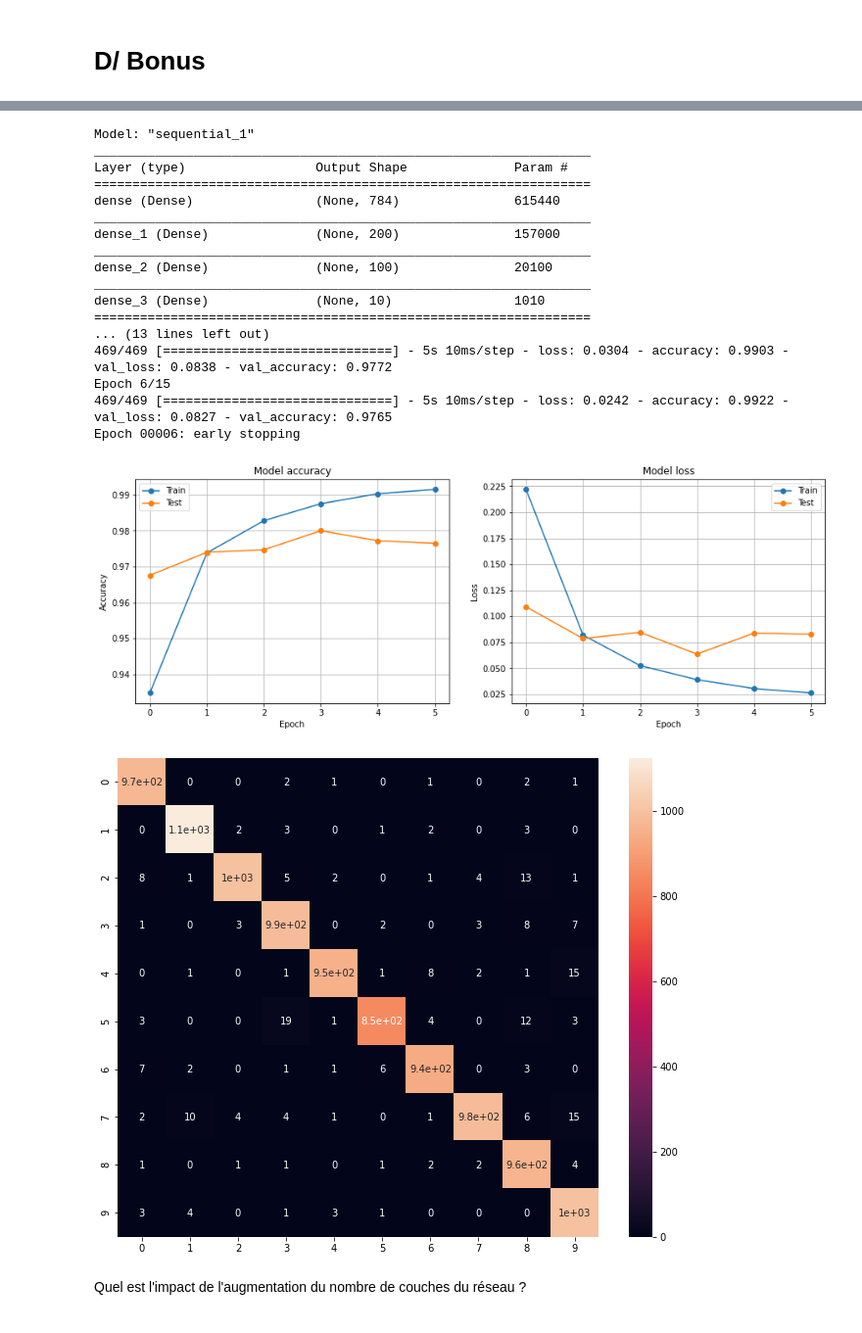
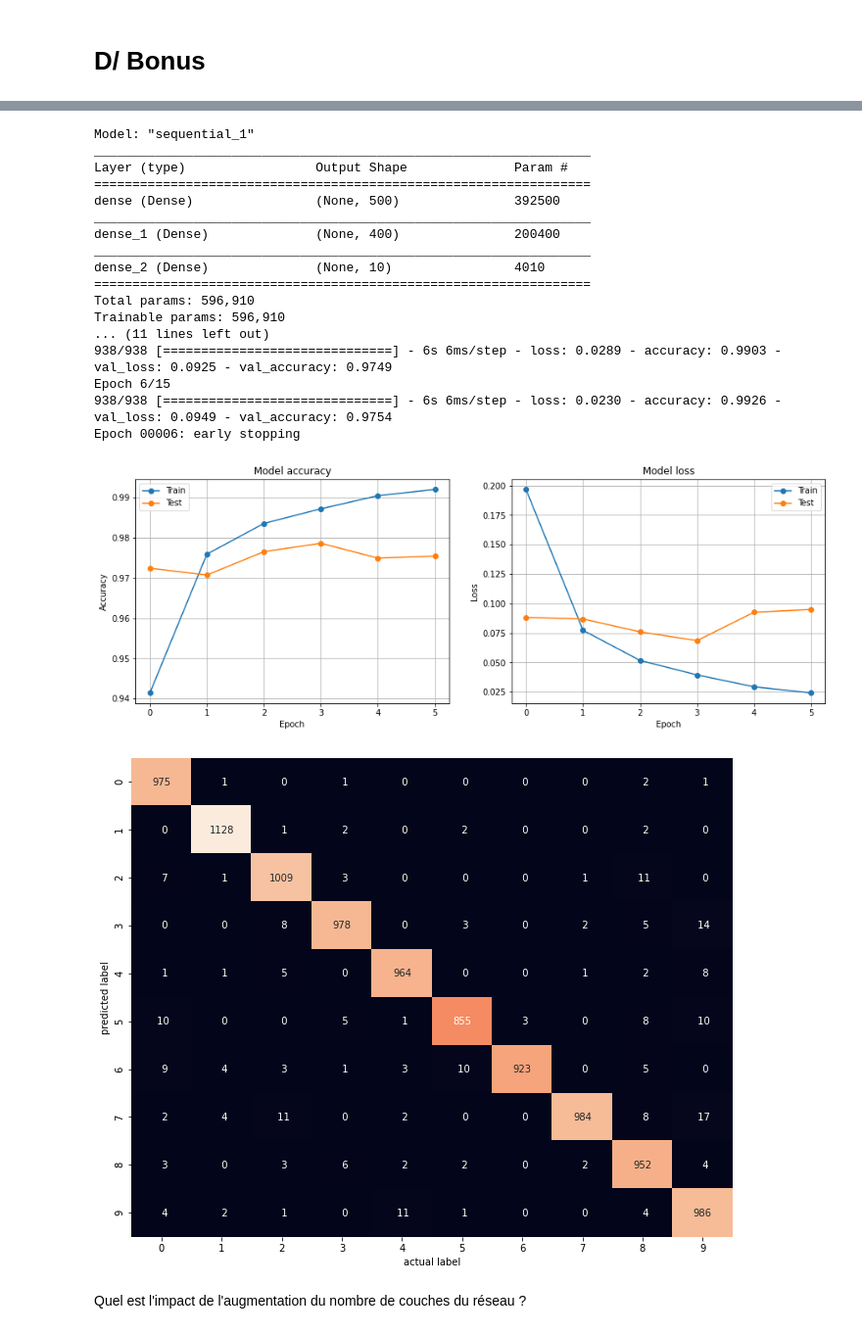
Before and after one commit to cjlux/mnist_tf2, a Jupyter notebook: Sol_TP1_MNIST_dense-full.ipynb, the cells around one changed output, grey strips where cells are left out. Shown at 98% size. Saved outputs shown, nothing was run; the diff lists cells and outputs as text; code cells hidden in the pictures.

Commit message:
MAJ TP1_MNIST_dense.ipynb after ROS4PRO session

```diff
--- a/Sol_TP1_MNIST_dense-full.ipynb
+++ b/Sol_TP1_MNIST_dense-full.ipynb
@@ -340,14 +343,15 @@ Chaque objet `Dense` est construit avec les arguments propres à sa couche :
 # %%
 import numpy as np
 from tensorflow.keras.models import Sequential
-from tensorflow.keras.layers import Dense
+from tensorflow.keras.layers import Dense, Input
 
 nb_classe = 10
 tf.random.set_seed(SEED)
 
-# les 4 lignes pour construire le réseau de neurones:
+# les 5 lignes pour construire le réseau de neurones:
 model = Sequential()
-model.add(Dense(nb_pixel, input_shape=(nb_pixel,), activation='relu', name='C1'))
+model.add(Input(shape=(nb_pixel,), name='Input'))
+model.add(Dense(nb_pixel, activation='relu', name='C1'))
 model.add(Dense(nb_classe, activation='softmax', name='C2'))
 model.compile(loss='categorical_crossentropy',
               optimizer='adam',
@@ -627,6 +634,7 @@ from tensorflow.keras.callbacks import EarlyStopping
 callbacks_list = [
     EarlyStopping(monitor='val_accuracy',  # la grandeur à surveiller
                   patience=2,              # accepter que 'val_accuracy' diminue 2 fois de suite
+                  mode='max',              # arrêter si le paramètre décroît
                   verbose=1)
 ]
 
@@ -640,5 +648,8 @@ hist = model.fit(x_train, y_train,
                  epochs=15,
                  batch_size=128,
                  callbacks = callbacks_list)
+
+from utils.tools import plot_loss_accuracy
+plot_loss_accuracy(hist)
 # %% [output]
 Epoch 1/15
@@ -789,14 +834,17 @@ from seaborn import heatmap
 from sklearn.metrics import confusion_matrix
 
 def show_cm_mnist(target, results, classes):
-    # target : the actual labels
+    # target  : the actual labels (one-hot format)
     # results : the labels computed by the trained network (one-hot format)
     # classes : list of possible label values
     predicted = np.argmax(results, axis=-1) # tableau d'entiers entre 0 et 9
     cm = confusion_matrix(target, predicted)
     df_cm = pd.DataFrame(cm, index=classes, columns=classes)
     plt.figure(figsize=(11,9))
-    heatmap(df_cm, annot=True);
+    heatmap(df_cm, annot=True, cbar=False, fmt="3d")
+    plt.xlabel('actual label')
+    plt.ylabel('predicted label')
+    plt.show()
 # %% [markdown]
 Faire afficher la matrice de confusion en lui passant les labels attendus `lab_test` et les labels calculés par le model :
 # %%
@@ -834,63 +881,54 @@ from tensorflow.keras.layers import Dense
 from utils.tools import plot_loss_accuracy
 from utils.tools import show_cm_mnist
 
-def build_nn(layers, nb_pixel, nb_classe, data, epoch=15, batch_size=64):
-
+def build_nn(nb_input, layers, nb_classe, data, epoch=15, batch_size=64, patience=5):
     x_train, y_train, x_test, y_test = data
-
     model = Sequential()
-    model.add(keras.Input(shape=(nb_pixel,)))
+    model.add(keras.Input(shape=(nb_input,)))
     for nb_neurone in layers:
         model.add(Dense(nb_neurone, activation='relu'))
     model.add(Dense(nb_classe, activation='softmax'))
     model.compile(loss='categorical_crossentropy', optimizer='adam', metrics=['accuracy'])
-
     model.summary()
-
     tf.keras.utils.plot_model(model, show_shapes=True)
-
     callbacks_list = [
     EarlyStopping(monitor='val_accuracy',  # la grandeur à surveiller
-                  patience=2,       # accepter que 'val_accuracy' diminue 2 fois de suite
+                  patience=patience,       # accepter que 'val_accuracy' diminue 'patience' fois de suite
                   verbose=1)
     ]
-
     hist = model.fit(x_train, y_train,
                      validation_data=(x_test, y_test),
                      epochs=epoch,
                      batch_size=batch_size,
                      callbacks=callbacks_list)
-
     plot_loss_accuracy(hist)
-
     show_cm_mnist(lab_test, model.predict(x_test), range(nb_classe))
-
     return model
 # %%
 data = (x_train, y_train, x_test, y_test)
 tf.random.set_seed(SEED)
 
-my_model1 = build_nn((784,200,100), nb_pixel, nb_classe, data, batch_size=128)
+my_model1 = build_nn(784, (500, 400), nb_classe, data, batch_size=64, patience=2)
 # %% [output]
 Model: "sequential_1"
 _________________________________________________________________
 Layer (type)                 Output Shape              Param #
 =================================================================
-dense (Dense)                (None, 784)               615440
+dense (Dense)                (None, 500)               392500
 _________________________________________________________________
-dense_1 (Dense)              (None, 200)               157000
+dense_1 (Dense)              (None, 400)               200400
 _________________________________________________________________
-dense_2 (Dense)              (None, 100)               20100
-_________________________________________________________________
-dense_3 (Dense)              (None, 10)                1010
+dense_2 (Dense)              (None, 10)                4010
 =================================================================
-... (13 lines left out)
-469/469 [==============================] - 5s 10ms/step - loss: 0.0304 - accuracy: 0.9903 - val_loss: 0.0838 - val_accuracy: 0.9772
+Total params: 596,910
+Trainable params: 596,910
+... (11 lines left out)
+938/938 [==============================] - 6s 6ms/step - loss: 0.0289 - accuracy: 0.9903 - val_loss: 0.0925 - val_accuracy: 0.9749
 Epoch 6/15
-469/469 [==============================] - 5s 10ms/step - loss: 0.0242 - accuracy: 0.9922 - val_loss: 0.0827 - val_accuracy: 0.9765
+938/938 [==============================] - 6s 6ms/step - loss: 0.0230 - accuracy: 0.9926 - val_loss: 0.0949 - val_accuracy: 0.9754
 Epoch 00006: early stopping
-[figure, old version]
+[figure, new version]
-[figure, old version]
+[figure, new version]
 # %% [markdown]
 Quel est l'impact de l'augmentation du nombre de couches du réseau ?<br>
 # %% [markdown]
```
Also changed, not shown: parts of 52 cells of this notebook, 5 other files.
